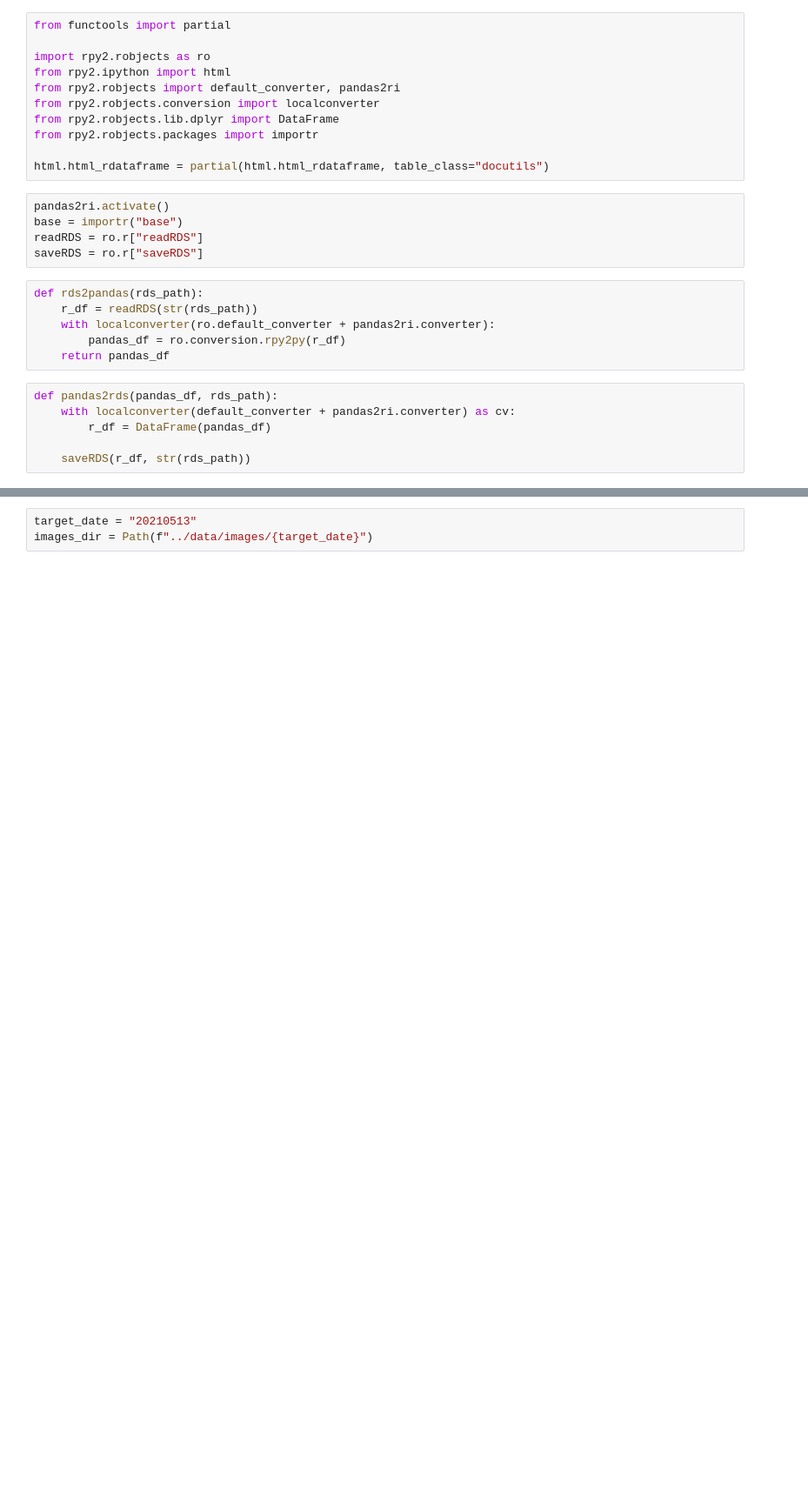
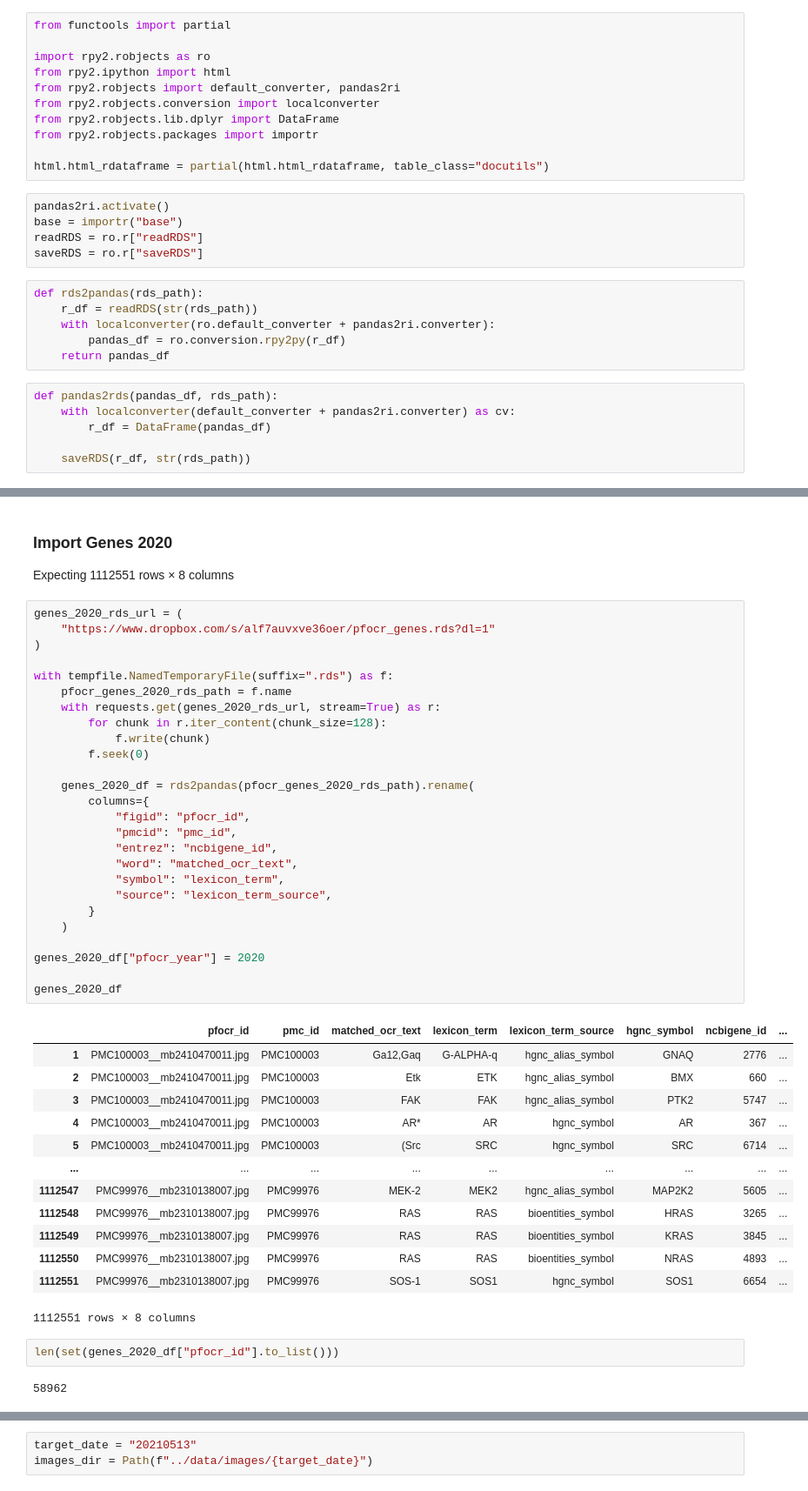
Before and after one commit to wikipathways/pathway-figure-ocr, a Jupyter notebook: notebooks/merge_2020_2021.ipynb, the cells around one changed output, grey strips where cells are left out. Shown at 87% size. Drawn from its saved outputs; the diff is of its cells as text; blank space fills up the shorter version.

```diff
--- a/notebooks/merge_2020_2021.ipynb
+++ b/notebooks/merge_2020_2021.ipynb
@@ -131,0 +212,48 @@ Index(['pfocr_id', 'figure_number', 'reference', 'publication_year',
+# %% [markdown]
+### Import Genes 2020
+
+Expecting 1112551 rows × 8 columns
+# %%
+genes_2020_rds_url = (
+    "https://www.dropbox.com/s/alf7auvxve36oer/pfocr_genes.rds?dl=1"
+)
+
+with tempfile.NamedTemporaryFile(suffix=".rds") as f:
+    pfocr_genes_2020_rds_path = f.name
+    with requests.get(genes_2020_rds_url, stream=True) as r:
+        for chunk in r.iter_content(chunk_size=128):
+            f.write(chunk)
+        f.seek(0)
+
+    genes_2020_df = rds2pandas(pfocr_genes_2020_rds_path).rename(
+        columns={
+            "figid": "pfocr_id",
+            "pmcid": "pmc_id",
+            "entrez": "ncbigene_id",
+            "word": "matched_ocr_text",
+            "symbol": "lexicon_term",
+            "source": "lexicon_term_source",
+        }
+    )
+
+genes_2020_df["pfocr_year"] = 2020
+
+genes_2020_df
+# %% [output]
+|  | pfocr_id | pmc_id | matched_ocr_text | lexicon_term | lexicon_term_source | hgnc_symbol | ncbigene_id | ... |
+| 1 | PMC100003__mb2410470011.jpg | PMC100003 | Ga12,Gaq | G-ALPHA-q | hgnc_alias_symbol | GNAQ | 2776 | ... |
+| 2 | PMC100003__mb2410470011.jpg | PMC100003 | Etk | ETK | hgnc_alias_symbol | BMX | 660 | ... |
+| 3 | PMC100003__mb2410470011.jpg | PMC100003 | FAK | FAK | hgnc_alias_symbol | PTK2 | 5747 | ... |
+| 4 | PMC100003__mb2410470011.jpg | PMC100003 | AR* | AR | hgnc_symbol | AR | 367 | ... |
+| 5 | PMC100003__mb2410470011.jpg | PMC100003 | (Src | SRC | hgnc_symbol | SRC | 6714 | ... |
+| ... | ... | ... | ... | ... | ... | ... | ... | ... |
+| 1112547 | PMC99976__mb2310138007.jpg | PMC99976 | MEK-2 | MEK2 | hgnc_alias_symbol | MAP2K2 | 5605 | ... |
+| 1112548 | PMC99976__mb2310138007.jpg | PMC99976 | RAS | RAS | bioentities_symbol | HRAS | 3265 | ... |
+| 1112549 | PMC99976__mb2310138007.jpg | PMC99976 | RAS | RAS | bioentities_symbol | KRAS | 3845 | ... |
+| 1112550 | PMC99976__mb2310138007.jpg | PMC99976 | RAS | RAS | bioentities_symbol | NRAS | 4893 | ... |
+| 1112551 | PMC99976__mb2310138007.jpg | PMC99976 | SOS-1 | SOS1 | hgnc_symbol | SOS1 | 6654 | ... |
+1112551 rows × 8 columns
+# %%
+len(set(genes_2020_df["pfocr_id"].to_list()))
+# %% [output]
+58962
```
Also changed, not shown: parts of 185 cells of this notebook, 5 other files.
